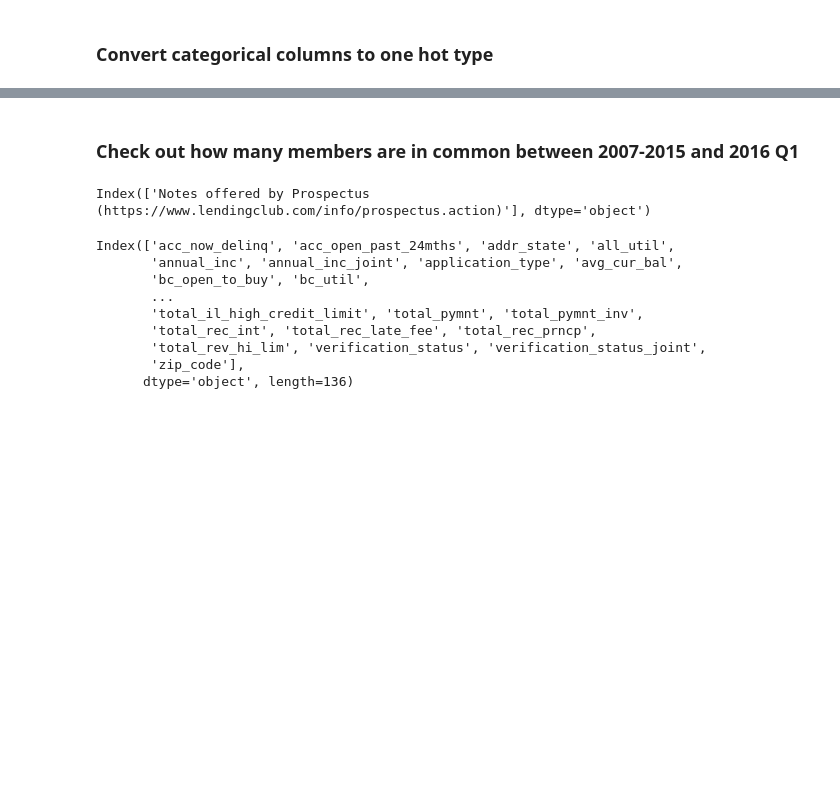
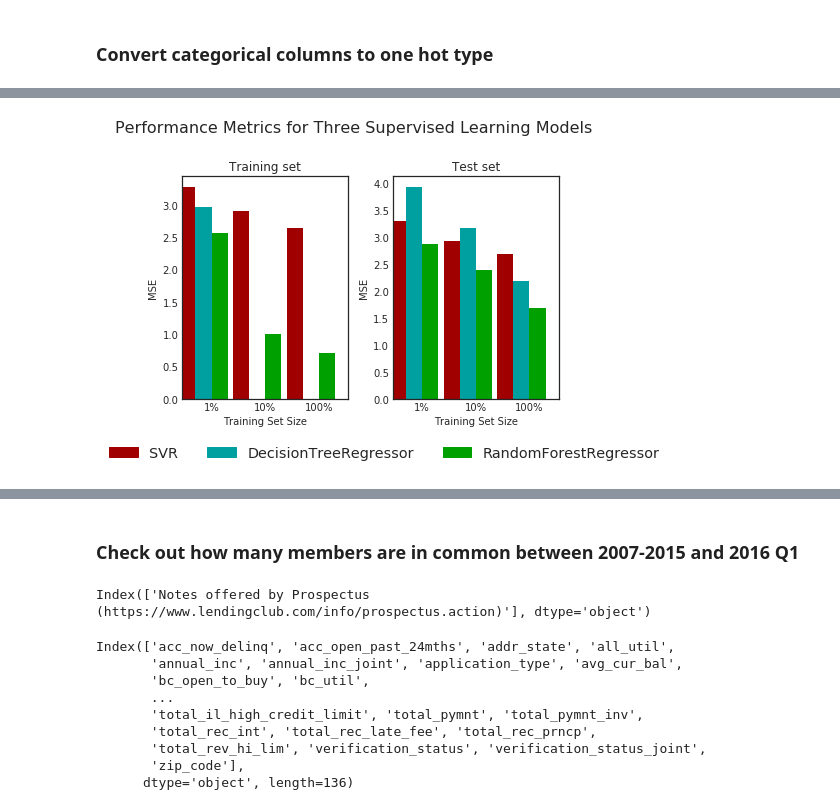
Before and after one commit to vijayshankarv/kaggle, a Jupyter notebook: lending-club/Lending-club-exploration.ipynb, the cells around one changed output, grey strips where cells are left out. Cells and saved outputs as stored; diff of their text form; code cells hidden in the pictures; blank space fills up the shorter version.

```diff
--- a/lending-club/Lending-club-exploration.ipynb
+++ b/lending-club/Lending-club-exploration.ipynb
@@ -1183,0 +1360,2 @@ features.head()
+# %%
+results_mae = get_results(mean_absolute_error)
@@ -1183,0 +1376,4 @@ features.head()
+# %%
+model_evaluate(results=results_mae,metric="mae")
+# %% [output]
+[figure, added]
```
Also changed, not shown: parts of 73 cells of this notebook.
